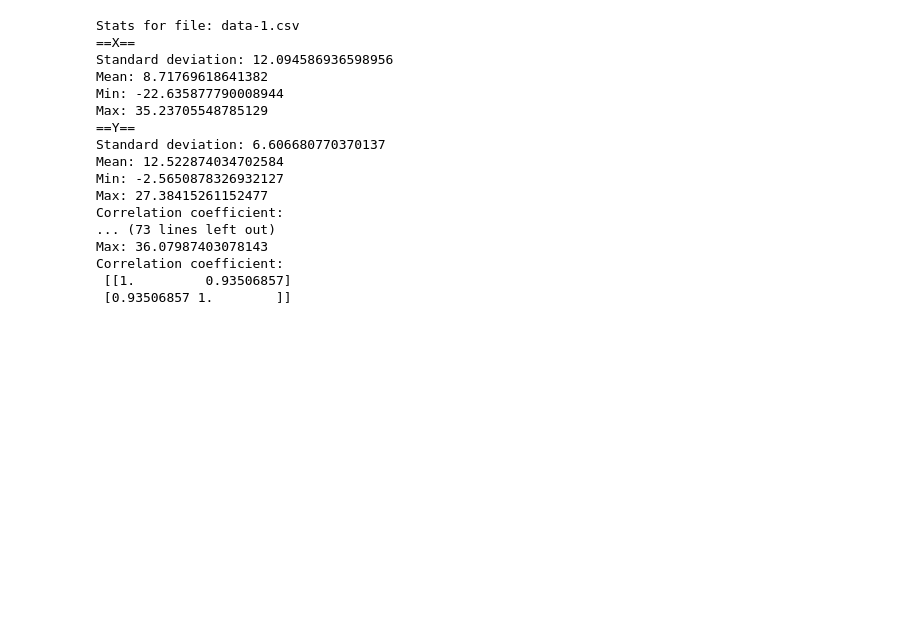
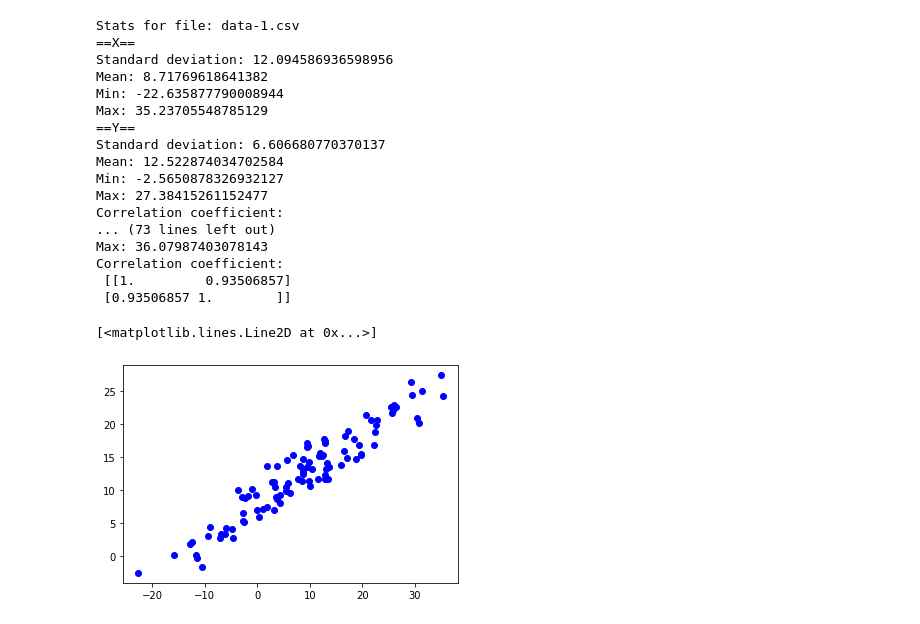
Before and after one commit to kutycoi123/data-science-stuff, a Jupyter notebook: e5/summary.ipynb, the cells around one changed output. Drawn from its saved outputs; the diff is of its cells as text; code cells hidden in the pictures; blank space fills up the shorter version.

```diff
--- a/e5/summary.ipynb
+++ b/e5/summary.ipynb
@@ -47,3 +48,8 @@ Max: 36.07987403078143
 Correlation coefficient:
  [[1.         0.93506857]
  [0.93506857 1.        ]]
+# %%
+plt.plot(data[0].x, data[0].y, 'bo')
+# %% [output]
+[<matplotlib.lines.Line2D at 0x...>]
+[figure, added]
```
Also changed, not shown: parts of 6 cells of this notebook, 5 other files.
